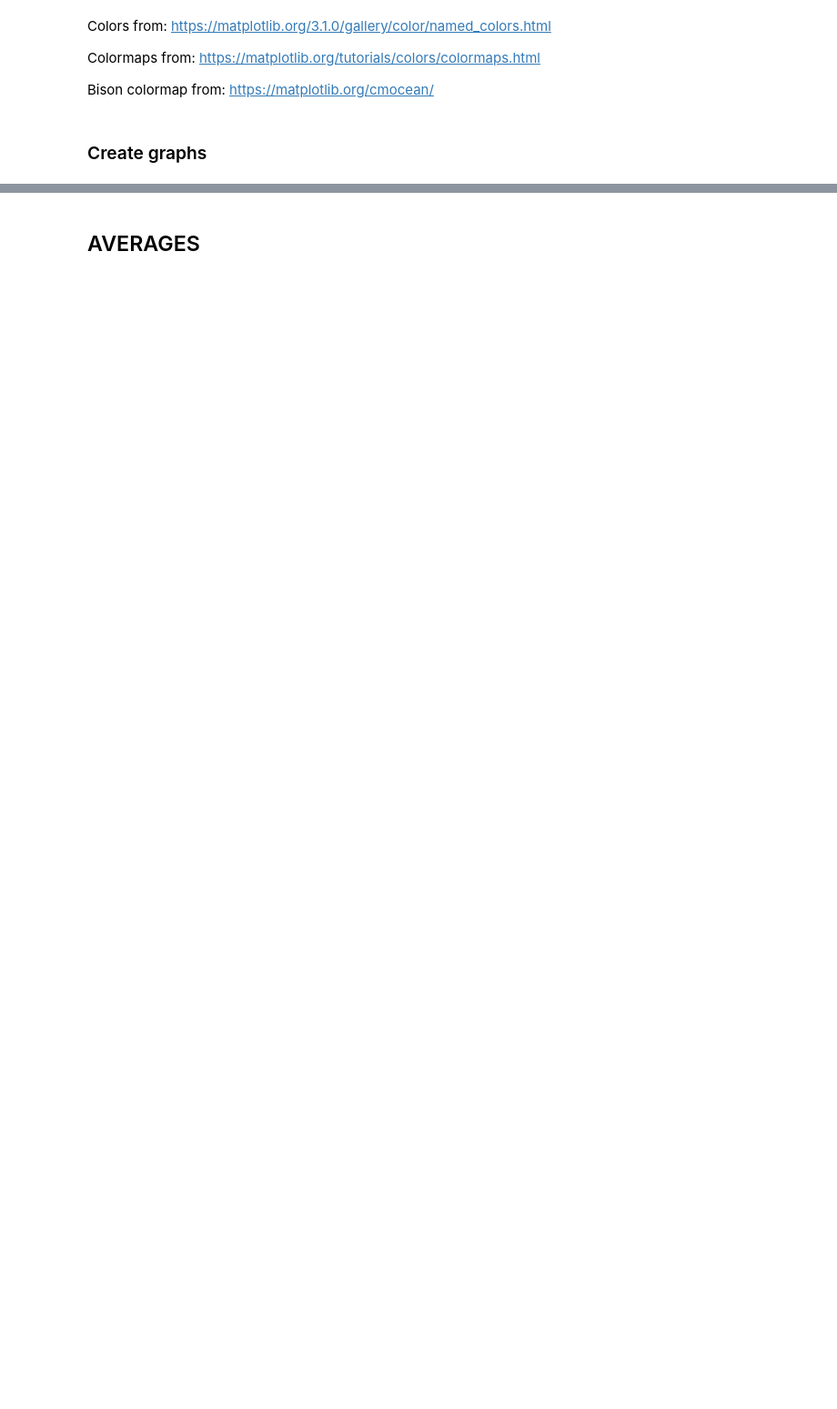
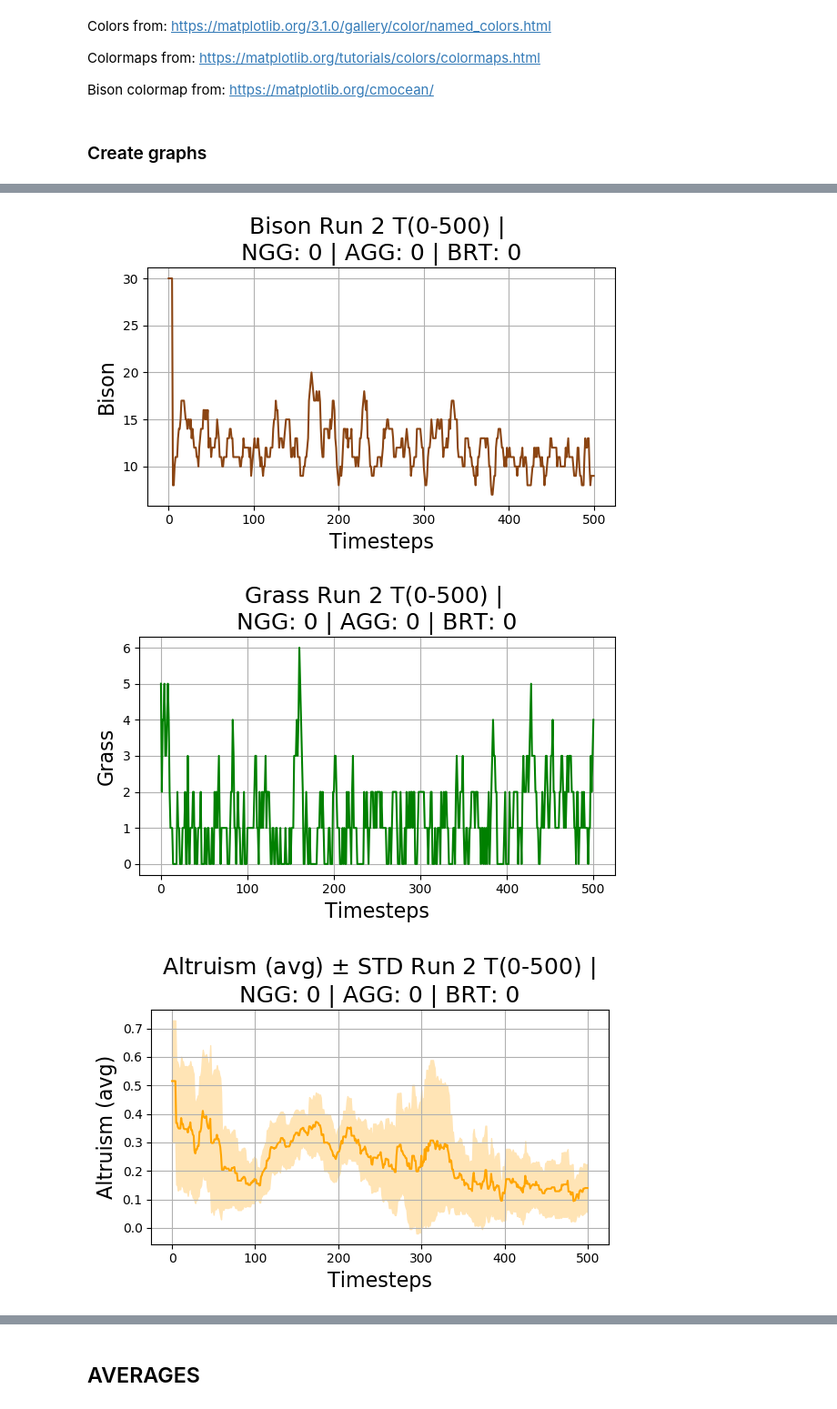
Before and after one commit to jurrew27/abm-project, a Jupyter notebook: Results_Visualisation.ipynb, the cells around one changed output, grey strips where cells are left out. Shown at 91% size. Drawn from its saved outputs; the diff is of its cells as text; code cells hidden in the pictures; blank space fills up the shorter version.

```diff
--- a/Results_Visualisation.ipynb
+++ b/Results_Visualisation.ipynb
@@ -161 +175,10 @@ params, results = import_data(exp_name)
+# %%
+exp_num = 2
+plot_line(params, results, exp_num=exp_num, v=1, t0=0, t1=False, save_fig=False)
+plot_line(params, results, exp_num=exp_num, v=2, t0=0, t1=False, save_fig=False)
+plot_line(params, results, exp_num=exp_num, v=3, t0=0, t1=False, save_fig=False)
+# %% [output]
+[figure, added]
+[figure, added]
+[figure, added]
 # %%
```
Also changed, not shown: parts of 10 cells of this notebook, 4 other files.
